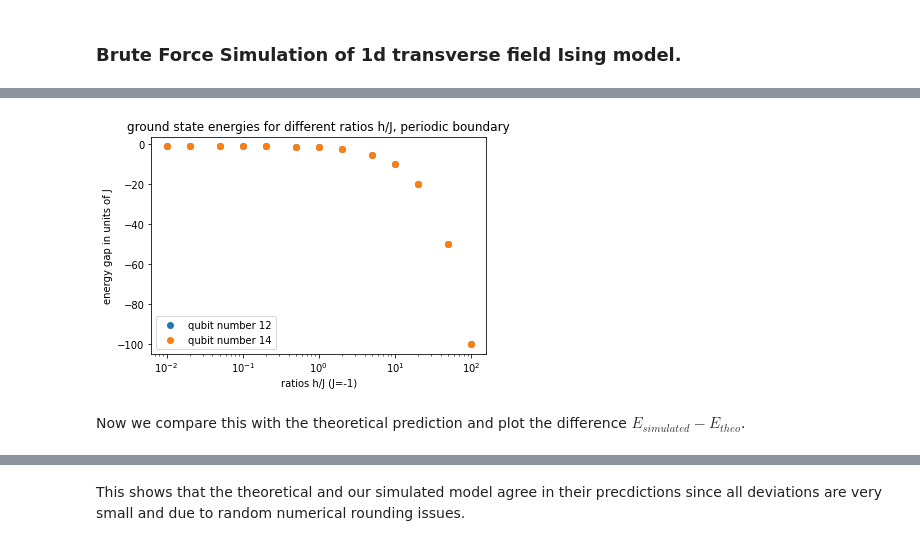
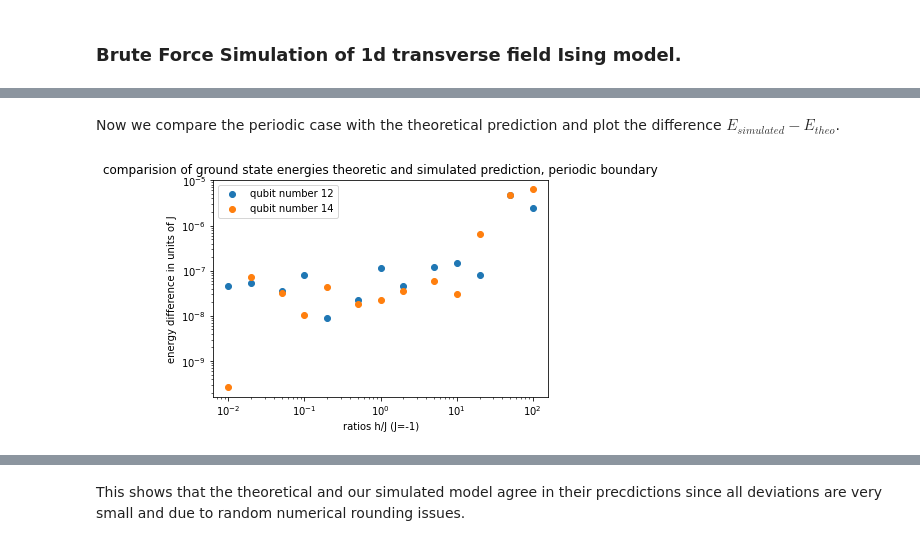
Before and after one commit to LennartBuerger/classical-shadows-for-1d-TFIM-energy-estimation, a Jupyter notebook: display_data/bf_display_data.ipynb, the cells around one changed output, grey strips where cells are left out. Saved outputs shown, nothing was run; the diff lists cells and outputs as text; code cells hidden in the pictures.

```diff
--- a/display_data/bf_display_data.ipynb
+++ b/display_data/bf_display_data.ipynb
@@ -64,18 +80,3 @@ np.save(save_direc_groundstate_open, ground_state_dict)
-# %%
-#calculate for periodic boundary conditions
-
-qubit_numbers = np.array([10, 12, 14])
-energy_eig_vals_dict: dict = {}
-ground_state_dict: dict = {}
-for i in range(0, np.size(qubit_numbers)):
-    for j in range(0, np.size(ratios_h_j)):
-        energy_eig_vals, eigvecs = TfimHamiltonianOpenFermion(qubit_numbers[i], ratios_h_j[j], 1, 'periodic').diagonalize(3, True)
-        ground_state = pt.tensor(eigvecs[:, 0])
-        key = str(qubit_numbers[i]) + ' ' + str(ratios_h_j[j])
-        energy_eig_vals_dict[key] = energy_eig_vals
-        ground_state_dict[key] = ground_state
-np.save(save_direc_eigs_periodic, energy_eig_vals_dict)
-np.save(save_direc_groundstate_periodic, ground_state_dict)
 # %% [markdown]
 ### ground state energy per qubit
 We would like to calculate the energy $E_0$ of the ground state divided by the number of
@@ -105,24 +142,25 @@ We start with plotting the ground state energy for periodic boundary conditions
+# %% [markdown]
+Now we compare the periodic case with the theoretical prediction and plot the difference
+$E_{simulated} - E_{theo}$.
 # %%
-def plot_ground_state_energy_periodic():
-    qubit_num = np.array([12, 14])
-    energy_dict = np.load(save_direc_eigs_periodic, allow_pickle='TRUE')
-    energy_dict = energy_dict.item()
-    for i in range(0, np.size(qubit_num)):
-        energy = np.zeros(np.size(ratios_h_j))
-        for j in range(0, np.size(ratios_h_j)):
-            energy[j] = energy_dict[str(qubit_num[i]) + ' ' + str(ratios_h_j[j])][0]
-        energy_per_qubit = energy / qubit_num[i]
-        plt.scatter(ratios_h_j, energy_per_qubit, label='qubit number ' + str(qubit_num[i]))
-    plt.xscale('log')
-    plt.title('ground state energies for different ratios h/J, periodic boundary')
-    plt.xlabel('ratios h/J (J=-1)')
-    plt.ylabel('energy gap in units of J')
-    plt.legend()
-    plot_save_direc = 'plots\Ground_state_energy\Ground_state_energies_per_qubit_periodic'
-    plt.savefig(plot_save_direc)
-plot_ground_state_energy_periodic()
+qubit_num = np.array([12, 14])
+energy_dict = np.load(save_direc_eigs, allow_pickle='TRUE')
+energy_dict = energy_dict.item()
+for i in range(0, np.size(qubit_num)):
+    energy_sim = np.zeros(np.size(ratios_h_j))
+    energy_theo = np.zeros(np.size(ratios_h_j))
+    for j in range(0, np.size(ratios_h_j)):
+        energy_sim[j] = energy_dict[str(1)]['periodic'][str(qubit_num[i])][str(ratios_h_j[j])][0]
+        energy_theo[j] = TfimHamiltonianOpenFermion(qubit_num[i], ratios_h_j[j], 1, 'periodic').ground_state_energy_theo()
+    energy_diff_per_qubit = np.abs(np.abs(energy_sim) - np.abs(energy_theo)) / qubit_num[i]
+    plt.scatter(ratios_h_j, energy_diff_per_qubit, label='qubit number ' + str(qubit_num[i]))
+plt.yscale('log')
+plt.xscale('log')
+plt.title('comparision of ground state energies theoretic and simulated prediction, periodic boundary')
+plt.xlabel('ratios h/J (J=-1)')
+plt.ylabel('energy difference in units of J')
+plt.legend()
+plot_save_direc = 'plots\Ground_state_energy\comparison_theo_and_simulated'
+plt.savefig(plot_save_direc)
 # %% [output]
-[figure, old version]
+[figure, new version]
-# %% [markdown]
-Now we compare this with the theoretical prediction and plot the difference
-$E_{simulated} - E_{theo}$.
```
Also changed, not shown: parts of 38 cells of this notebook, 39 other files.
